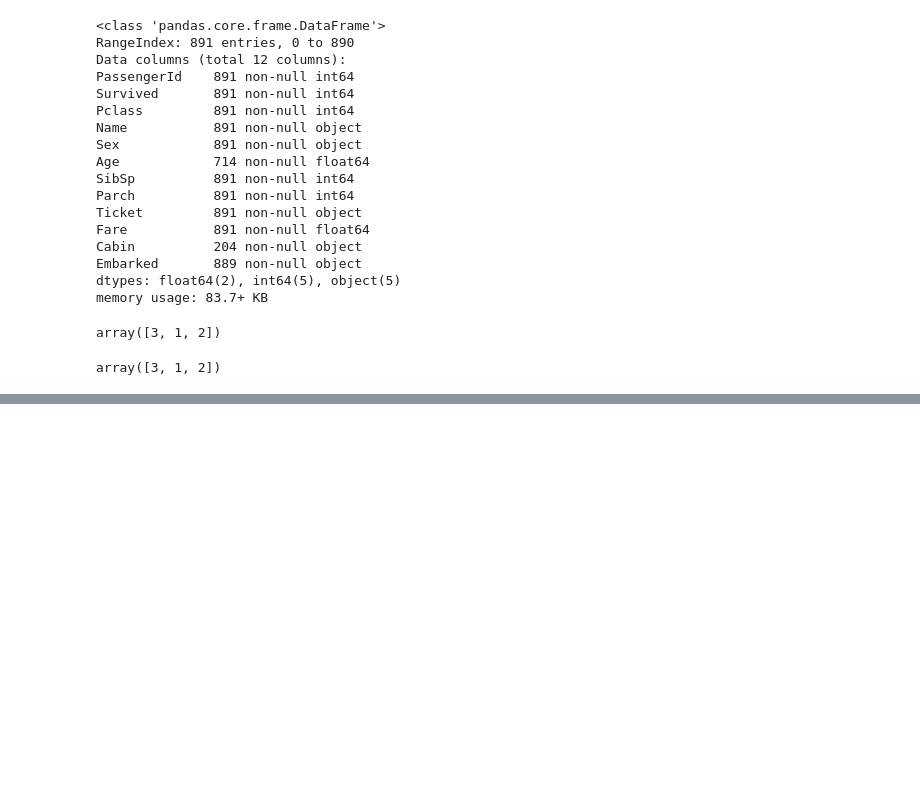
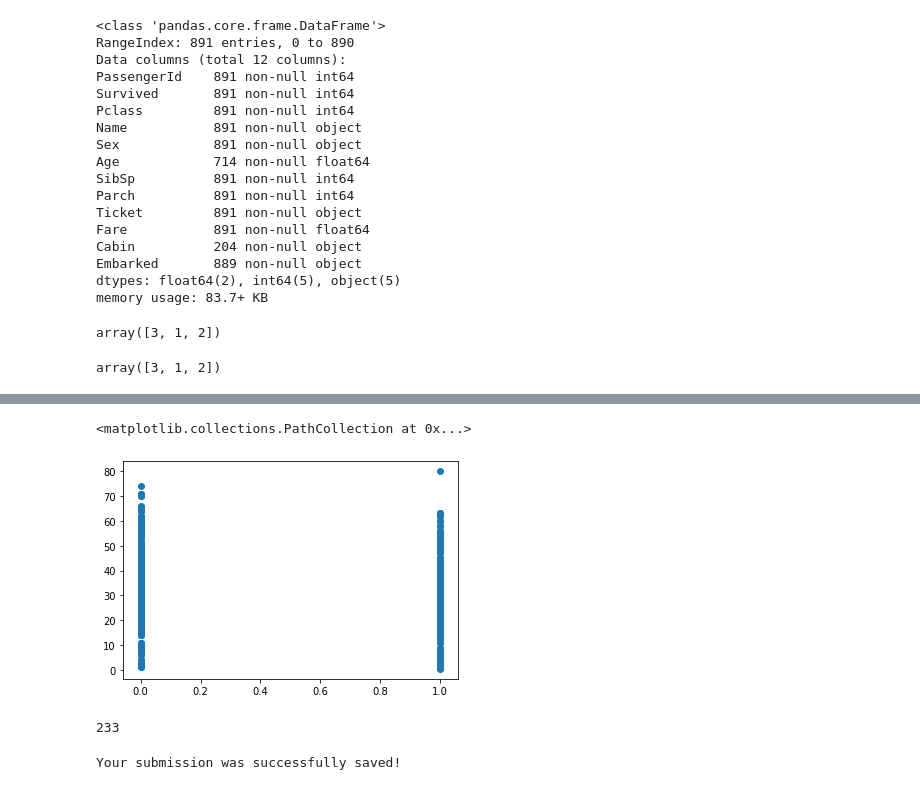
Before and after one commit to Kartik-Chaurasiya/Machine-Learning, a Jupyter notebook: titanic.ipynb, the cells around one changed output, grey strips where cells are left out. Cells and saved outputs as stored; diff of their text form; code cells hidden in the pictures; blank space fills up the shorter version.

```diff
--- a/titanic.ipynb
+++ b/titanic.ipynb
@@ -108,0 +118,2 @@ array([3, 1, 2])
+# %%
+train['Age']=train['Age'].fillna(train['Age'].mean())
@@ -108,0 +140,28 @@ array([3, 1, 2])
+# %%
+plt.scatter(train['Survived'], train['Age'])
+# %% [output]
+<matplotlib.collections.PathCollection at 0x...>
+[figure, added]
+# %%
+female_survived = train.loc[train.Sex == 'female']['Survived']
+print(sum(female_survived))
+# %% [output]
+233
+# %%
+from sklearn.ensemble import RandomForestClassifier
+
+y = train["Survived"]
+
+features = ["Pclass", "Sex", "SibSp", "Parch"]
+X = pd.get_dummies(train[features])
+X_test = pd.get_dummies(test[features])
+
+model = RandomForestClassifier(n_estimators=100, max_depth=5, random_state=1)
+model.fit(X, y)
+predictions = model.predict(X_test)
+
+output = pd.DataFrame({'PassengerId': test.PassengerId, 'Survived': predictions})
+output.to_csv('my_submission.csv', index=False)
+print("Your submission was successfully saved!")
+# %% [output]
+Your submission was successfully saved!
```
Also changed, not shown: parts of 4 cells of this notebook.
